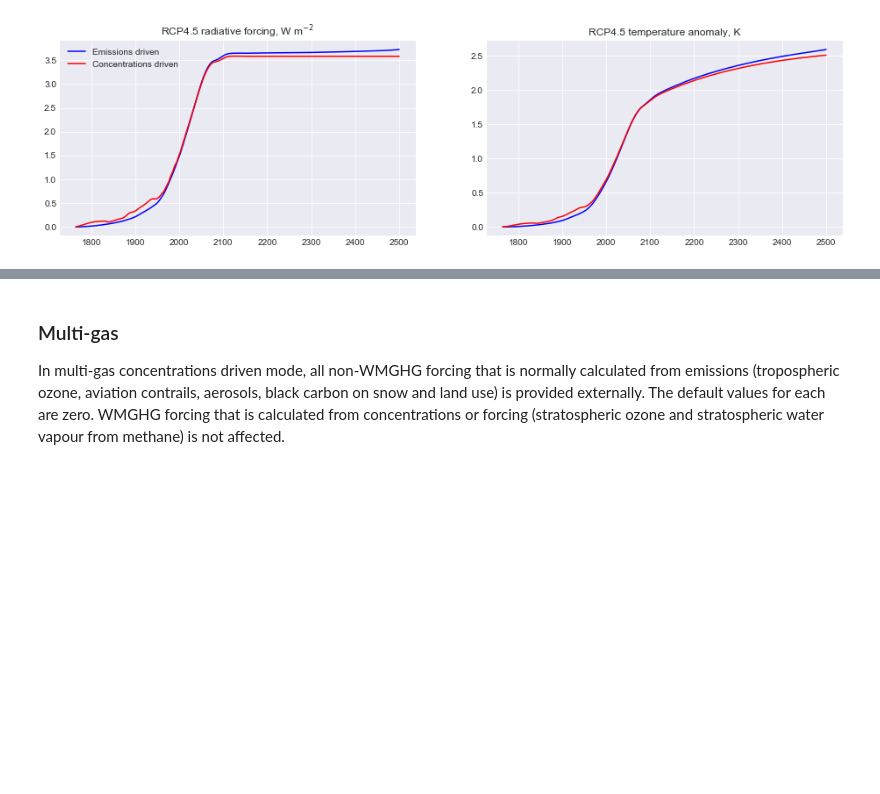
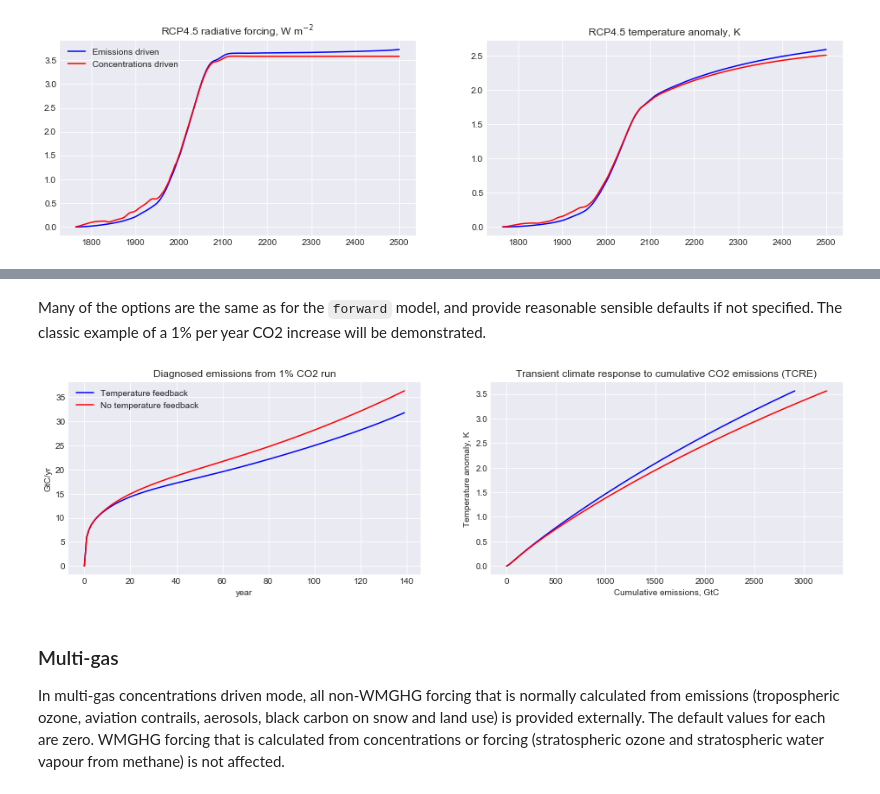
Before and after one commit to OMS-NetZero/FAIR, a Jupyter notebook: docs/examples.ipynb, the cells around one changed output, grey strips where cells are left out. Saved outputs shown, nothing was run; the diff lists cells and outputs as text; code cells hidden in the pictures; blank space fills up the shorter version.

Commit message:
Invert concentrations to emissions

```diff
--- a/docs/examples.ipynb
+++ b/docs/examples.ipynb
@@ -817,3 +823,31 @@ ax1.legend();
+# %% [markdown]
+Many of the options are the same as for the `forward` model, and provide reasonable sensible defaults if not specified. The classic example of a 1% per year CO2 increase will be demonstrated.
+# %%
+nt = 140 # years
+C  = 278. * 1.01**np.arange(nt) # compound 1% increase in CO2 concentrations
+# %%
+# run with default carbon cycle parameters
+E1, F1, T1 = inverse_fair_scm(C=C)
+
+# show the effect of turning off the temperature feedback
+E2, F2, T2 = inverse_fair_scm(C=C, rt=0)
+
+fig = plt.figure()
+ax1 = fig.add_subplot(221)
+ax2 = fig.add_subplot(222)
+ax1.plot(range(nt), E1, color='blue', label='Temperature feedback')
+ax1.plot(range(nt), E2, color='red', label='No temperature feedback')
+ax1.set_title("Diagnosed emissions from 1% CO2 run")
+ax1.set_xlabel('year')
+ax1.set_ylabel('GtC/yr')
+ax2.plot(np.cumsum(E1), T1, color='blue')
+ax2.plot(np.cumsum(E2), T1, color='red')
+ax2.set_title("Transient climate response to cumulative CO2 emissions (TCRE)")
+ax2.set_xlabel("Cumulative emissions, GtC")
+ax2.set_ylabel("Temperature anomaly, K")
+ax1.legend();
+# %% [output]
+[figure, added]
 # %% [markdown]
 ### Multi-gas
 
```
Also changed, not shown: parts of 3 cells of this notebook, 32 other files.
